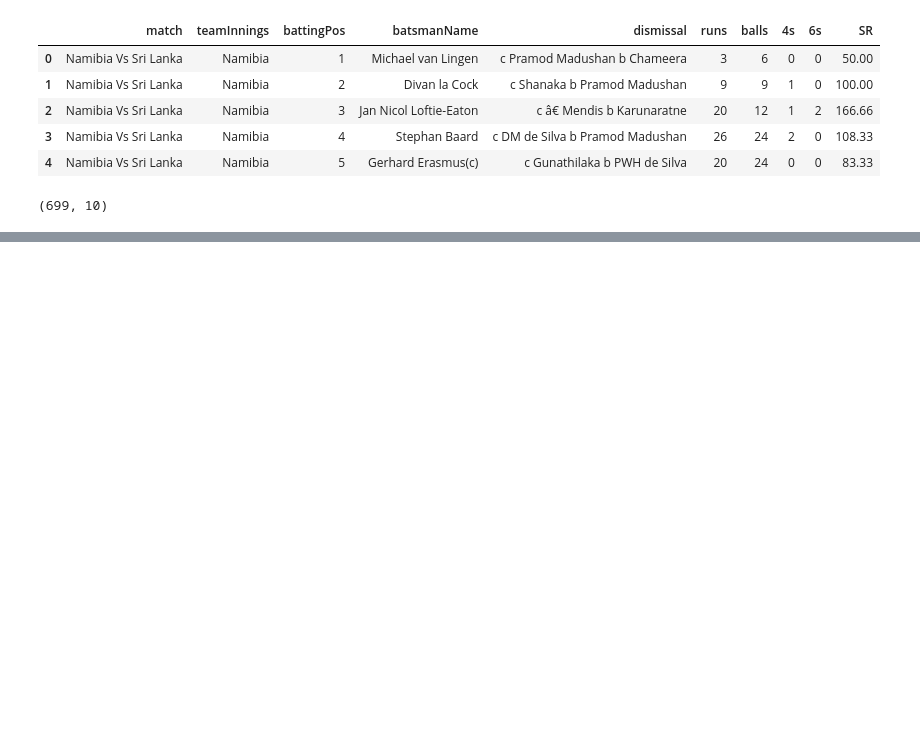
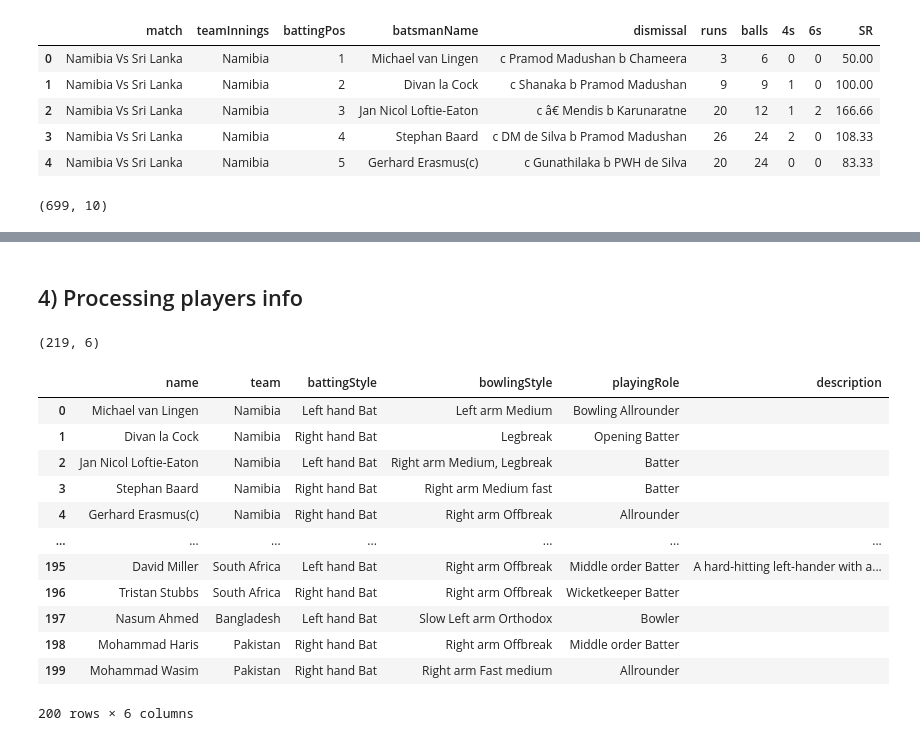
Before and after one commit to ajaythakur958/T20-Cricket-analysis-powerbi-, a Jupyter notebook: t20_cricket analysis .ipynb, the cells around one changed output, grey strips where cells are left out. Saved outputs shown, nothing was run; the diff lists cells and outputs as text; code cells hidden in the pictures; blank space fills up the shorter version.

Commit message:
added csv files from json with pandas and cleaned data

```diff
--- a/t20_cricket analysis .ipynb
+++ b/t20_cricket analysis .ipynb
@@ -84,0 +207,6 @@ df_batting.head(20)
+# %%
+with open("t20_json_files/t20_wc_bowling_summary.json") as d:
+    data = json.load(d)
+    all_records = []
+    for record in data:
+        all_records.extend(record["bowlingSummary"])
@@ -84,0 +258,26 @@ df_batting.head(20)
+# %% [markdown]
+## 4) Processing players info
+# %%
+with open ("t20_json_files/t20_wc_player_info.json") as d:
+    data = json.load(d)
+# %%
+df_players = pd.DataFrame(data)
+df_players.shape
+# %% [output]
+(219, 6)
+# %%
+df_players.head(200)
+# %% [output]
+|  | name | team | battingStyle | bowlingStyle | playingRole | description |
+| 0 | Michael van Lingen | Namibia | Left hand Bat | Left arm Medium | Bowling Allrounder |  |
+| 1 | Divan la Cock | Namibia | Right hand Bat | Legbreak | Opening Batter |  |
+| 2 | Jan Nicol Loftie-Eaton | Namibia | Left hand Bat | Right arm Medium, Legbreak | Batter |  |
+| 3 | Stephan Baard | Namibia | Right hand Bat | Right arm Medium fast | Batter |  |
+| 4 | Gerhard Erasmus(c) | Namibia | Right hand Bat | Right arm Offbreak | Allrounder |  |
+| ... | ... | ... | ... | ... | ... | ... |
+| 195 | David Miller | South Africa | Left hand Bat | Right arm Offbreak | Middle order Batter | A hard-hitting left-hander with a... |
+| 196 | Tristan Stubbs | South Africa | Right hand Bat | Right arm Offbreak | Wicketkeeper Batter |  |
+| 197 | Nasum Ahmed | Bangladesh | Left hand Bat | Slow Left arm Orthodox | Bowler |  |
+| 198 | Mohammad Haris | Pakistan | Right hand Bat | Right arm Offbreak | Middle order Batter |  |
+| 199 | Mohammad Wasim | Pakistan | Right hand Bat | Right arm Fast medium | Allrounder |  |
+200 rows × 6 columns
```
Also changed, not shown: parts of 30 cells of this notebook, 5 other files.
